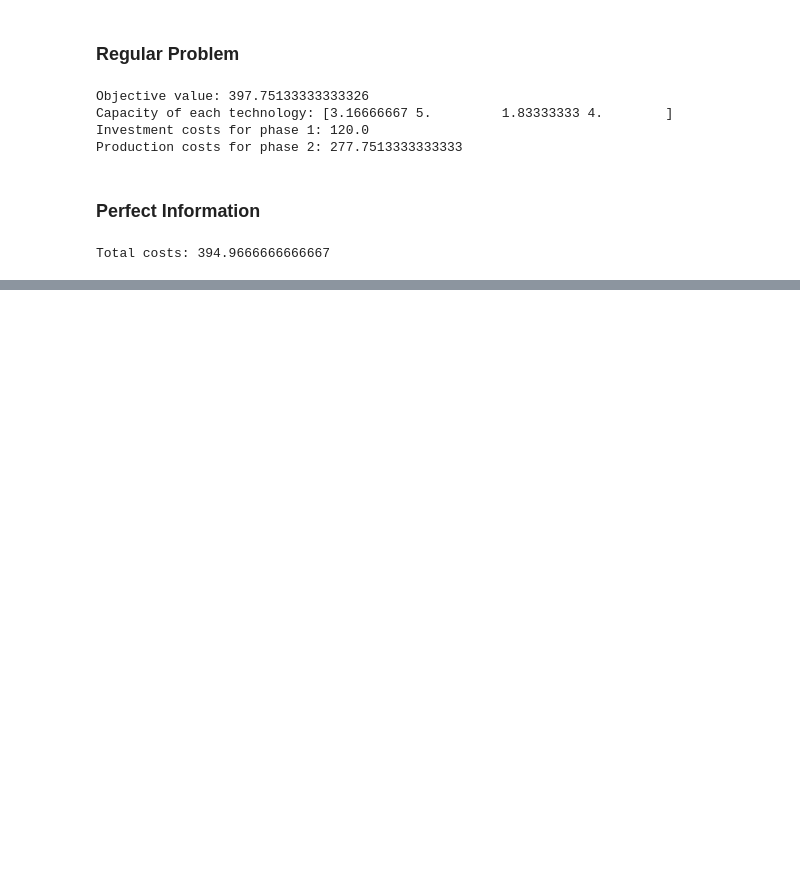
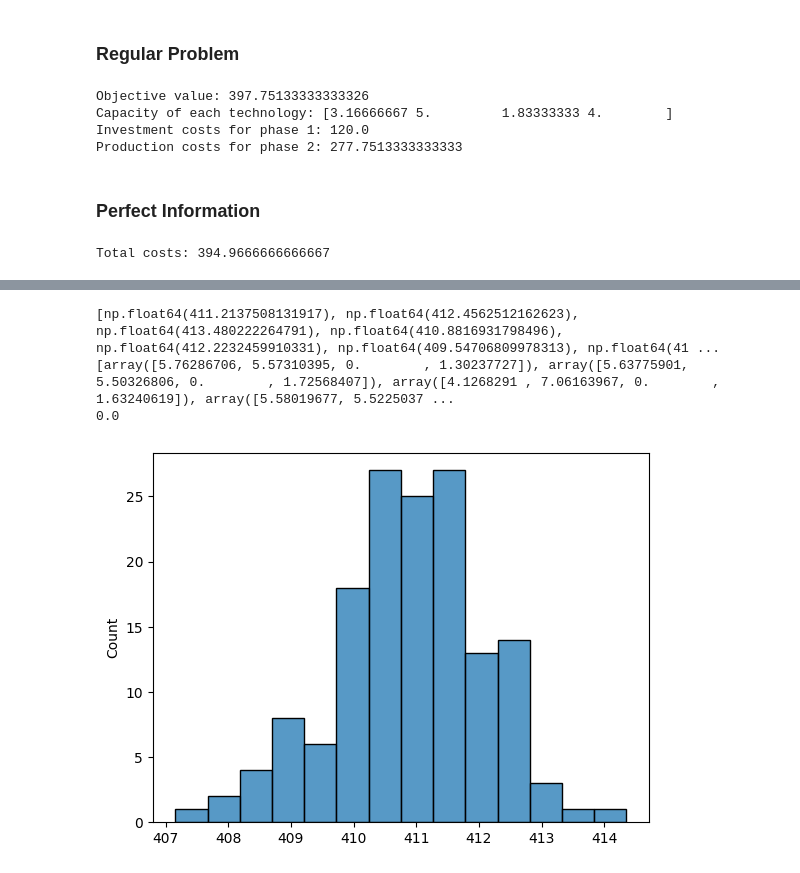
Before and after one commit to DanielCortild/Optimization-under-Uncertainty, a Jupyter notebook: code.ipynb, the cells around one changed output, grey strips where cells are left out. Cells and saved outputs as stored; diff of their text form; code cells hidden in the pictures; blank space fills up the shorter version.

```diff
--- a/code.ipynb
+++ b/code.ipynb
@@ -194,0 +340,7 @@ Total costs: 394.9666666666667
+# %%
+rndvl= np.random.uniform(size=nreal*4)
+mins = [0.6,0.7,0.5,0.9]
+adds = [0.3,0.1,0.3,0.1]
+randvals.value = [rndvl[x*4+k]*adds[k]+mins[k]  for x in range(nreal) for k in range(4)]
+res= problem.solve( QCPDual = 1, solver  = cp.GUROBI, env=env)
+print_solution(problem,x)
@@ -194,0 +353,9 @@ Total costs: 394.9666666666667
+# %%
+params =[]
+values = []
+for o in tqdm(range(150)):
+    rndvl= np.random.uniform(size=nreal*4)
+    randvals.value = [rndvl[x*4+k]*adds[k]+mins[k]  for x in range(nreal) for k in range(4)]
+    res= problem.solve( QCPDual = 1, solver  = cp.GUROBI, env=env)
+    values = values + [problem.value]
+    params = params + [x.value[0:4]]
@@ -194,0 +378,13 @@ Total costs: 394.9666666666667
+# %%
+import seaborn
+import pandas
+print(values)
+print(params)
+seaborn.histplot(values)
+paramar = pandas.DataFrame(params,columns=["one","two","three","four"] )
+print(max(paramar["three"]))
+# %% [output]
+[np.float64(411.2137508131917), np.float64(412.4562512162623), np.float64(413.480222264791), np.float64(410.8816931798496), np.float64(412.2232459910331), np.float64(409.54706809978313), np.float64(41 ...
+[array([5.76286706, 5.57310395, 0.        , 1.30237727]), array([5.63775901, 5.50326806, 0.        , 1.72568407]), array([4.1268291 , 7.06163967, 0.        , 1.63240619]), array([5.58019677, 5.5225037 ...
+0.0
+[figure, added]
```
Also changed, not shown: parts of 22 cells of this notebook.
